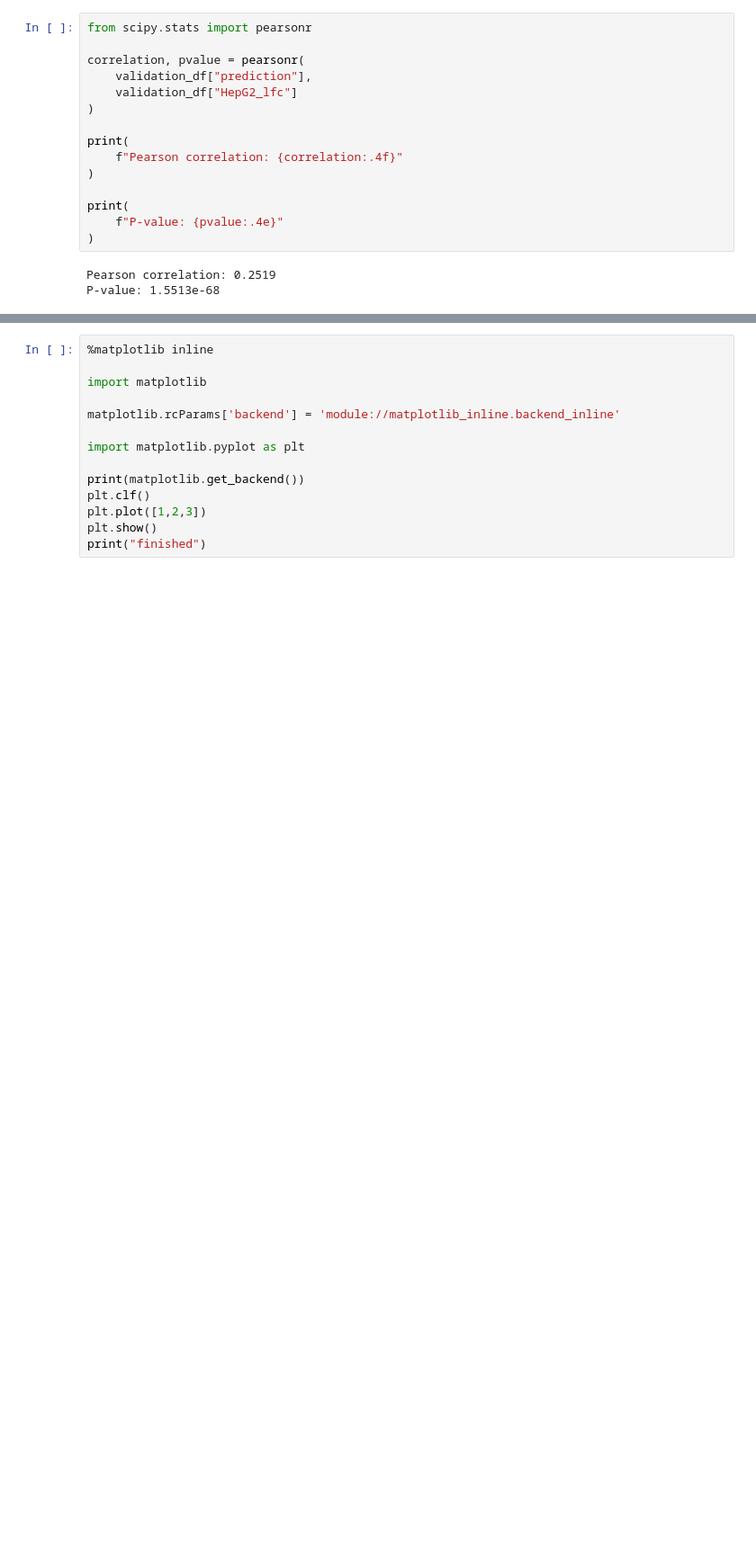
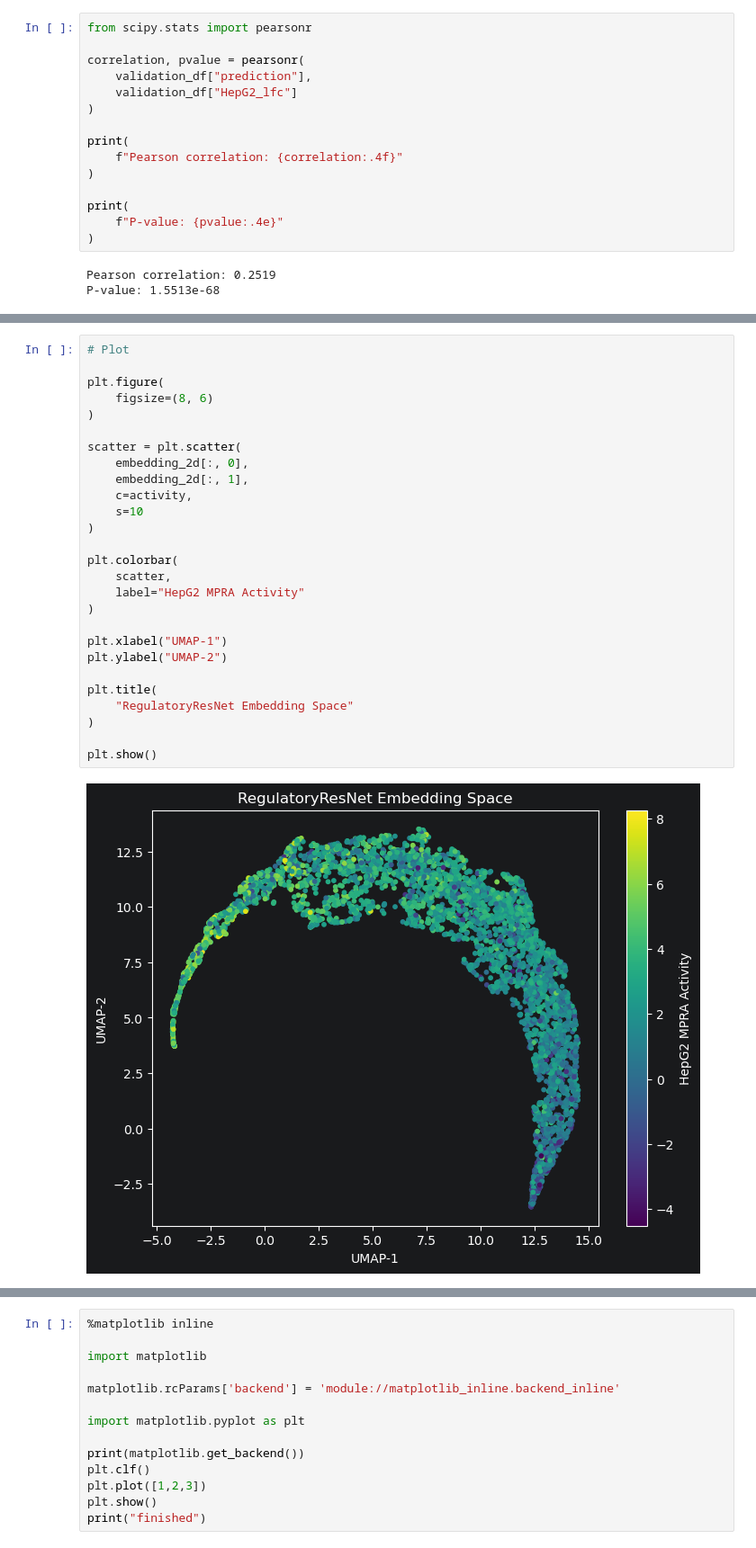
Before and after one commit to huntersair/chromatintune, a Jupyter notebook: notebooks/testing.ipynb, the cells around one changed output, grey strips where cells are left out. Shown at 90% size. Cells and saved outputs as stored; diff of their text form; blank space fills up the shorter version.

```diff
--- a/notebooks/testing.ipynb
+++ b/notebooks/testing.ipynb
@@ -592,0 +1166,29 @@ P-value: 1.5513e-68
+# %%
+# Plot
+
+plt.figure(
+    figsize=(8, 6)
+)
+
+scatter = plt.scatter(
+    embedding_2d[:, 0],
+    embedding_2d[:, 1],
+    c=activity,
+    s=10
+)
+
+plt.colorbar(
+    scatter,
+    label="HepG2 MPRA Activity"
+)
+
+plt.xlabel("UMAP-1")
+plt.ylabel("UMAP-2")
+
+plt.title(
+    "RegulatoryResNet Embedding Space"
+)
+
+plt.show()
+# %% [output]
+[figure, added]
```
Also changed, not shown: parts of 219 cells of this notebook, 7 other files.
